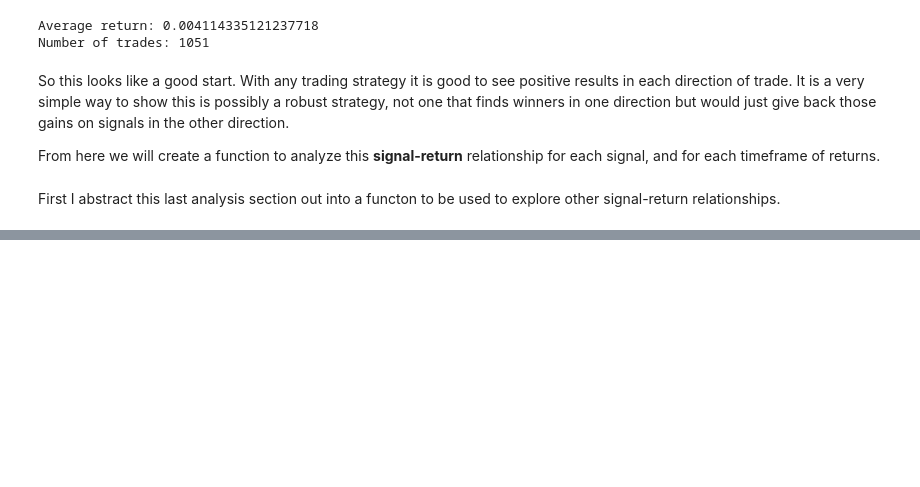
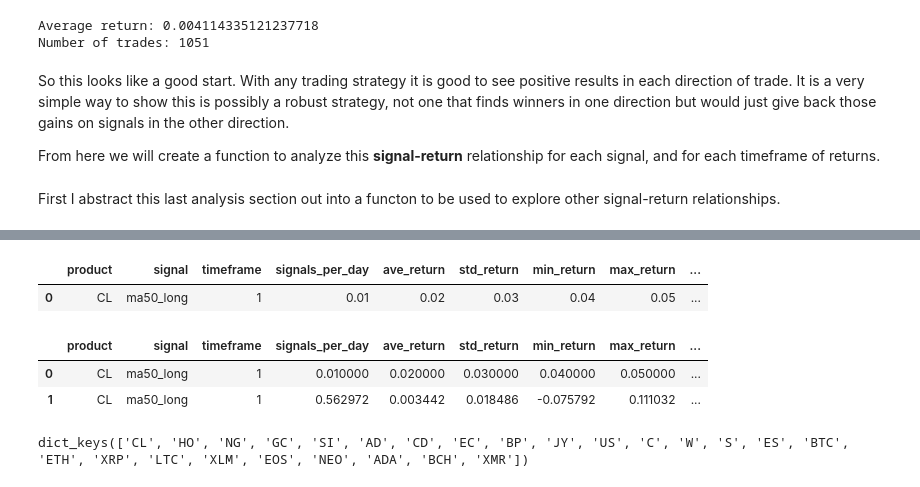
Before and after one commit to franko003/Price_Indicator_Analysis, a Jupyter notebook: notebooks/Price_Indicator_Analysis_MVP.ipynb, the cells around one changed output, grey strips where cells are left out. Drawn from its saved outputs; the diff is of its cells as text; code cells hidden in the pictures; blank space fills up the shorter version.

```diff
--- a/notebooks/Price_Indicator_Analysis_MVP.ipynb
+++ b/notebooks/Price_Indicator_Analysis_MVP.ipynb
@@ -904,0 +945,11 @@ def plot_returns(df, signal, timeframe):
+# %%
+cl_50ma_long_stats = return_stats('CL', cl, 'ma50_long')
+
+# Print summary
+print('Number of signals per trading day: {0:.2f}'.format(cl_50ma_long_stats[3]))
+print('Average return: {:.2%}'.format(cl_50ma_long_stats[4]))
+print('Standard deviation of return: {:.2%}'.format(cl_50ma_long_stats[5]))
+print('Minimum return: {:.2%}'.format(cl_50ma_long_stats[6]))
+print('Maximum return: {:.2%}'.format(cl_50ma_long_stats[7]))
+print('25th percentile return: {:.2%}'.format(cl_50ma_long_stats[8]))
+print('75th percentile return: {:.2%}'.format(cl_50ma_long_stats[9]))
@@ -904,0 +968,22 @@ def plot_returns(df, signal, timeframe):
+# %%
+test1 = pd.DataFrame(columns=['product', 'signal', 'timeframe',
+                              'signals_per_day', 'ave_return', 'std_return',
+                              'min_return', 'max_return', 'q25_return', 'q75_return'])
+# %%
+test1.loc[0] = ['CL', 'ma50_long', 1, 0.01, 0.02, 0.03, 0.04, 0.05, 0.06, 0.07]
+test1
+# %% [output]
+|  | product | signal | timeframe | signals_per_day | ave_return | std_return | min_return | max_return | ... |
+| 0 | CL | ma50_long | 1 | 0.01 | 0.02 | 0.03 | 0.04 | 0.05 | ... |
+# %%
+test1.loc[1] = cl_50ma_long_stats
+# %%
+test1
+# %% [output]
+|  | product | signal | timeframe | signals_per_day | ave_return | std_return | min_return | max_return | ... |
+| 0 | CL | ma50_long | 1 | 0.010000 | 0.020000 | 0.030000 | 0.040000 | 0.050000 | ... |
+| 1 | CL | ma50_long | 1 | 0.562972 | 0.003442 | 0.018486 | -0.075792 | 0.111032 | ... |
+# %%
+prod_dict.keys()
+# %% [output]
+dict_keys(['CL', 'HO', 'NG', 'GC', 'SI', 'AD', 'CD', 'EC', 'BP', 'JY', 'US', 'C', 'W', 'S', 'ES', 'BTC', 'ETH', 'XRP', 'LTC', 'XLM', 'EOS', 'NEO', 'ADA', 'BCH', 'XMR'])
```
Also changed, not shown: parts of 10 cells of this notebook, 1 other file.
